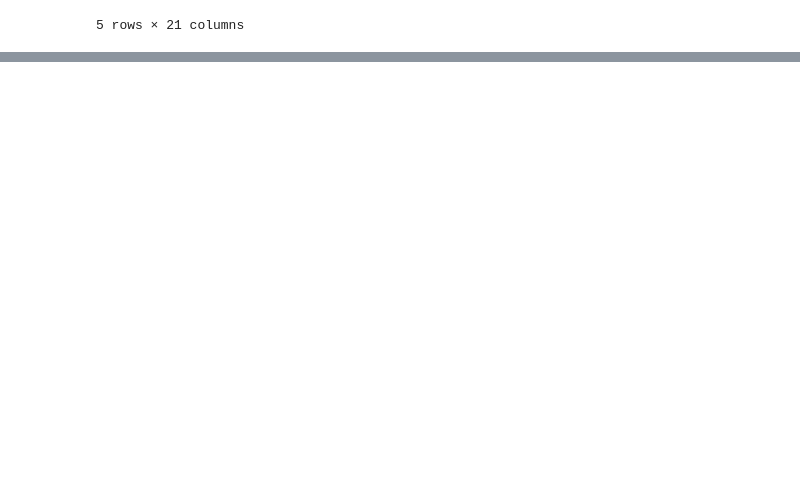
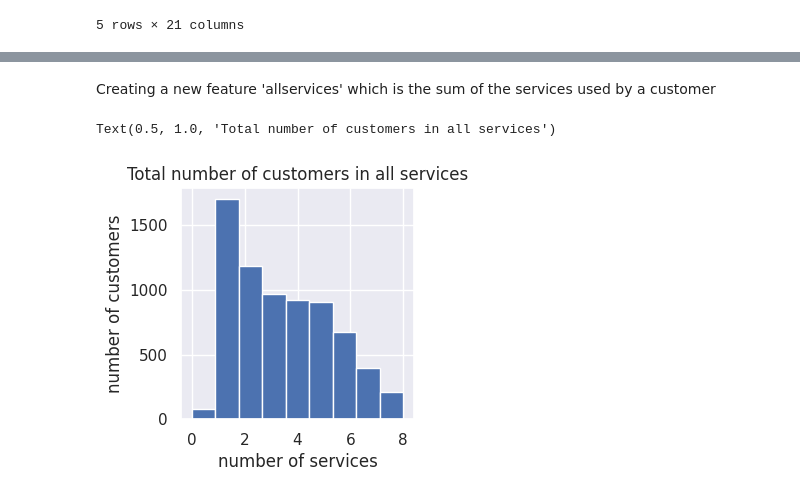
Before and after one commit to Muhammed-Rashid-07/customer_churn_prediction, a Jupyter notebook: EDA.ipynb, the cells around one changed output, grey strips where cells are left out. Drawn from its saved outputs; the diff is of its cells as text; code cells hidden in the pictures; blank space fills up the shorter version.

```diff
--- a/EDA.ipynb
+++ b/EDA.ipynb
@@ -16,0 +203,6 @@ df.head()
+# %%
+# Demographic Cross tabulation
+
+for col in demographic_info:
+    print(cross_tabulation(df,col,'Churn'))
+    print("_____________________________")
@@ -16,0 +278,7 @@ df.head()
+# %%
+# for every feature plot the churn rate
+sns.set(rc={'figure.figsize': (3, 3)})
+for col in df.columns:
+    if col in service:
+        sns.countplot(x=col,data=df,hue='Churn').set_title(col)
+        plt.show()
@@ -16,0 +297,4 @@ df.head()
+# %%
+all_services = [0]*7043
+df['allservices'] = all_services
+df.head()
@@ -16,0 +309,6 @@ df.head()
+# %%
+for col in service:
+    if col != 'InternetService':
+        df['allservices'] += df[col].map({"Yes":1,'No':0})
+
+df.head()
@@ -16,0 +323,10 @@ df.head()
+# %% [markdown]
+Creating a new feature 'allservices' which is the sum of the services used by a customer
+# %%
+plt.hist(df['allservices'],9)
+plt.xlabel('number of services')
+plt.ylabel('number of customers')
+plt.title('Total number of customers in all services')
+# %% [output]
+Text(0.5, 1.0, 'Total number of customers in all services')
+[figure, added]
```
Also changed, not shown: parts of 42 cells of this notebook, 16 other files.
